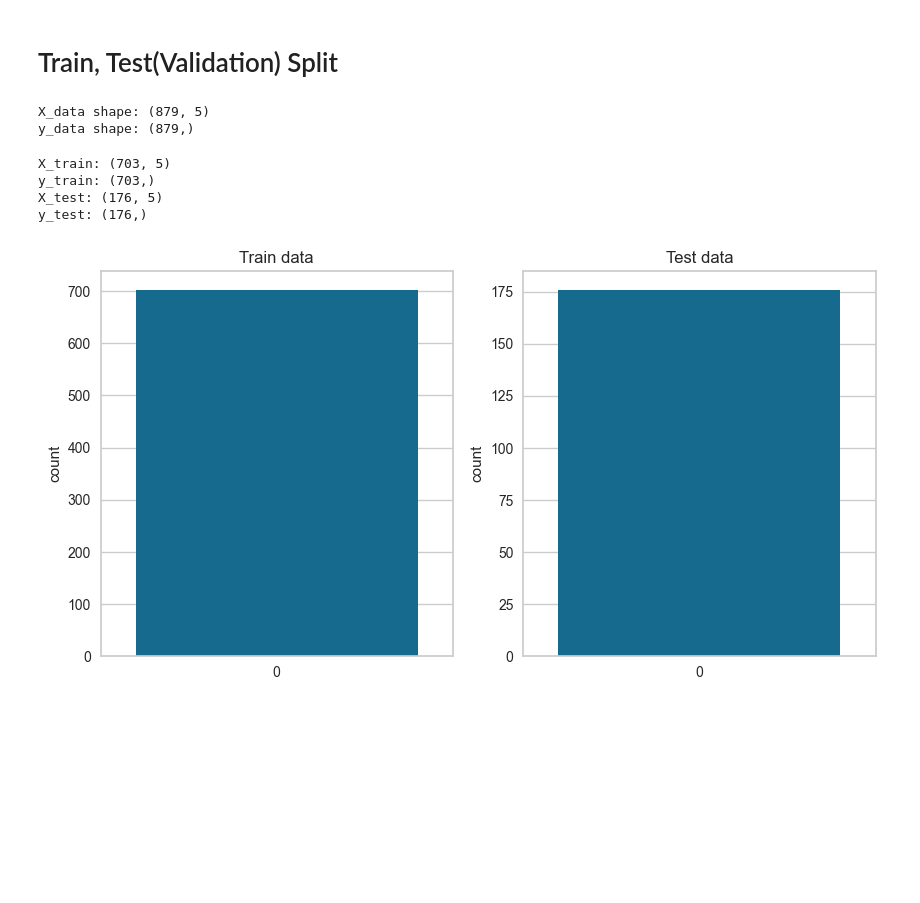
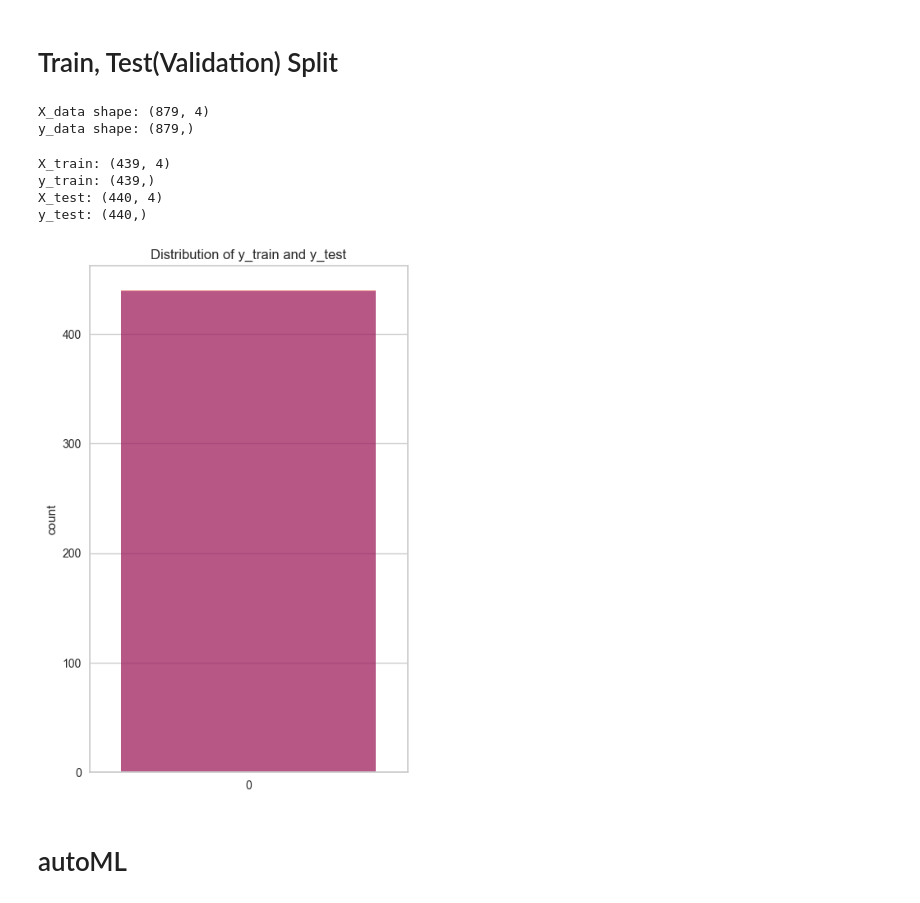
Before and after one commit to Likelion-MainHackaton-2team/Recommendation_model, a Jupyter notebook: autoML.ipynb, the cells around one changed output. Saved outputs shown, nothing was run; the diff lists cells and outputs as text; code cells hidden in the pictures; blank space fills up the shorter version.

```diff
--- a/autoML.ipynb
+++ b/autoML.ipynb
@@ -34,9 +37,10 @@ datasheet.head()
 # %%
 datasheet = datasheet.drop([
     'vendor_id',
-    'VAP',
+    'rating',
     'country',
-    'pet_size'
+    'pet_size',
+    're_buy'
 ], axis=1)
 datasheet.head()
 # %% [output]
@@ -152,34 +159,30 @@ X_data = datasheet.drop([target], axis=1).to_numpy()
 print(f"""X_data shape: {X_data.shape}
 y_data shape: {y_data.shape}""")
 # %% [output]
-X_data shape: (879, 5)
+X_data shape: (879, 4)
 y_data shape: (879,)
 # %%
-X_train, X_test, y_train, y_test = train_test_split(X_data, y_data, test_size=0.2, random_state=42, shuffle=True, stratify=y_data)
+X_train, X_test, y_train, y_test = train_test_split(X_data, y_data, test_size=0.5, random_state=42, shuffle=True, stratify=y_data)
 print(f"""X_train: {X_train.shape}
 y_train: {y_train.shape}
 X_test: {X_test.shape}
 y_test: {y_test.shape}""")
 # %% [output]
-X_train: (703, 5)
-y_train: (703,)
-X_test: (176, 5)
-y_test: (176,)
+X_train: (439, 4)
+y_train: (439,)
+X_test: (440, 4)
+y_test: (440,)
 # %%
 # X_train, y_train, X_test, y_test distribution plot
-plt.figure(figsize=(10, 5))
-
-plt.subplot(1, 2, 1)
-sns.countplot(y_train)
-plt.title('Train data')
-
-plt.subplot(1, 2, 2)
-sns.countplot(y_test)
-plt.title('Test data')
-
+plt.figure(figsize=(5, 8))
+plt.title('Distribution of y_train and y_test')
+sns.countplot(y_train, color='blue', label='train', alpha=0.5)
+sns.countplot(y_test, color='red', label='test', alpha=0.5)
 plt.show()
 # %% [output]
-[figure, old version]
+[figure, new version]
+# %% [markdown]
+# autoML
 # %%
 s = setup(datasheet, target=target, session_id=123)
 # %% [output]
```
Also changed, not shown: parts of 20 cells of this notebook, 2 other files.
